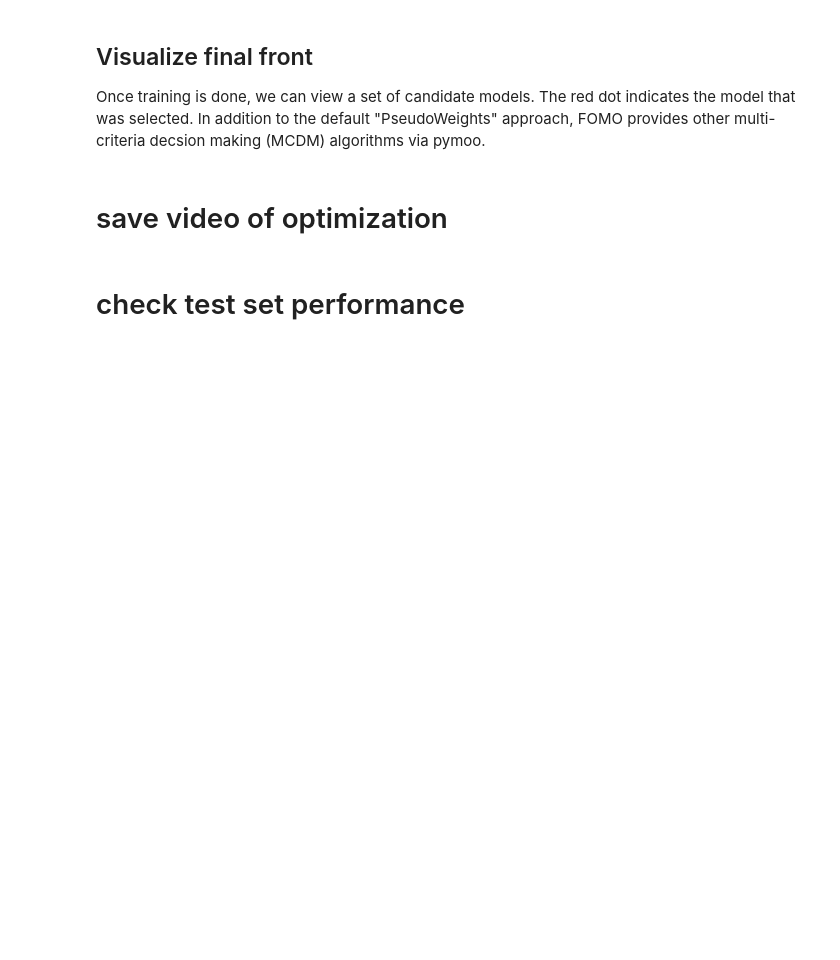
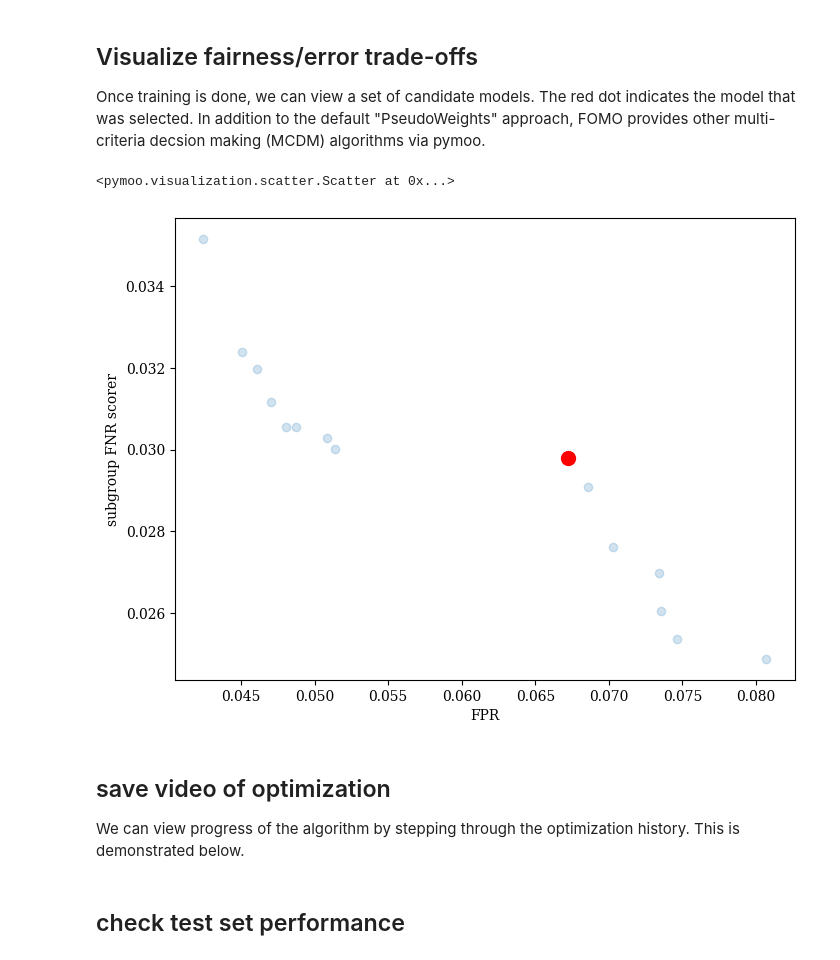
Before and after one commit to cavalab/interfair, a Jupyter notebook: docs/demo_mitigate_disparity.ipynb, the cells around one changed output. Saved outputs shown, nothing was run; the diff lists cells and outputs as text; code cells hidden in the pictures; blank space fills up the shorter version.

```diff
--- a/docs/demo_mitigate_disparity.ipynb
+++ b/docs/demo_mitigate_disparity.ipynb
@@ -36,21 +36,22 @@ ModuleNotFoundError: No module named 'mitigate_disparity'
 # %% [markdown]
-## Visualize final front
+## Visualize fairness/error trade-offs
 
 Once training is done, we can view a set of candidate models.
 The red dot indicates the model that was selected.
 In addition to the default "PseudoWeights" approach, FOMO provides other multi-criteria decsion making (MCDM) algorithms via pymoo.
-# %%
-import dill
-with open('checkpoint.25e21a10-80f0-4c4c-8b26-83243e32bd2a.pkl', 'rb') as f:
-    alg = dill.load(f)
-alg
 # %%
 import pickle
-with open('estimator.pkl','rb') as f:
+with open('../estimator.pkl','rb') as f:
     est = pickle.load(f)
 est.plot().show()
+# %% [output]
+<pymoo.visualization.scatter.Scatter at 0x...>
+[figure, added]
 # %% [markdown]
-# save video of optimization
+## save video of optimization
+
+We can view progress of the algorithm by stepping through the optimization history.
+This is demonstrated below.
 # %%
 from pyrecorder.recorder import Recorder
 from pyrecorder.writers.video import Video
@@ -80,7 +83,7 @@ with Recorder(Video(filename, fps=10)) as rec:
         # finally record the current visualization to the video
         rec.record()
 # %% [markdown]
-# check test set performance
+## check test set performance
 # %%
 from utils import make_measure_dataset
 import pandas as pd
```
Also changed, not shown: parts of 11 cells of this notebook, 3 other files.
